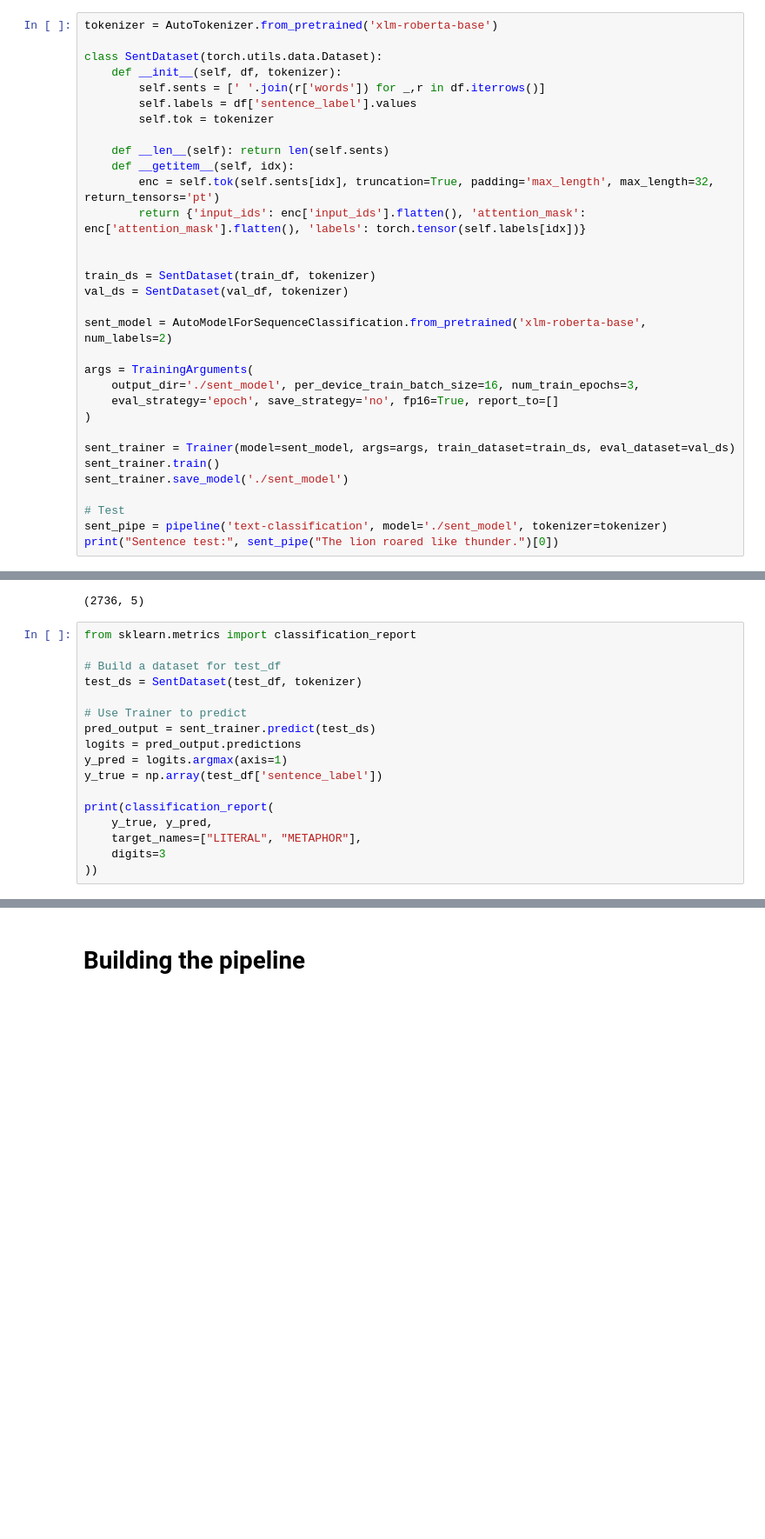
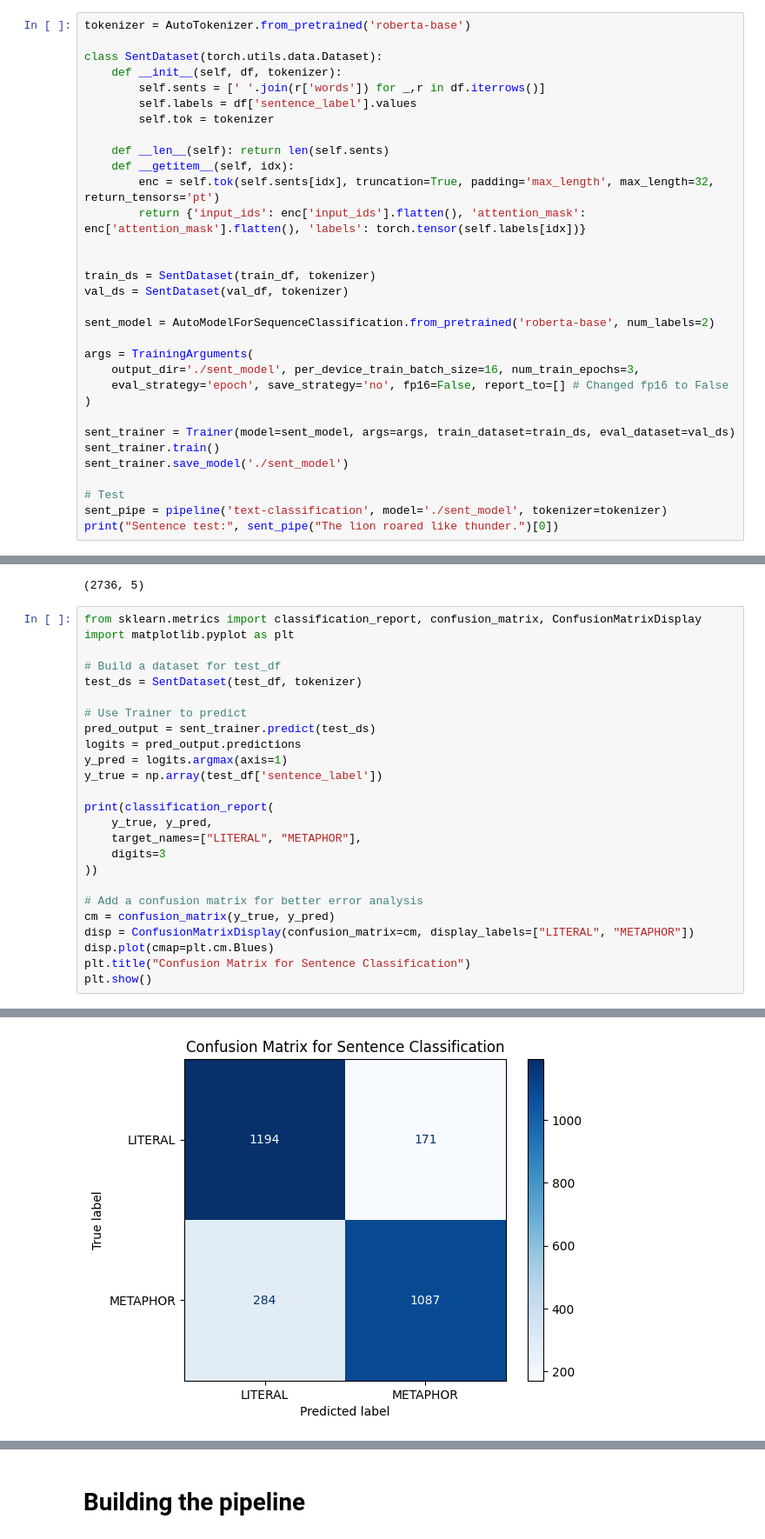
Before and after one commit to Dona134/Metaphor-Classification-NLP, a Jupyter notebook: Part2_stylistic_fingerprints.ipynb, the cells around one changed output, grey strips where cells are left out. Shown at 87% size. Drawn from its saved outputs; the diff is of its cells as text; blank space fills up the shorter version.

```diff
--- a/Part2_stylistic_fingerprints.ipynb
+++ b/Part2_stylistic_fingerprints.ipynb
@@ -140,7 +147,7 @@ test_df['document_name'].nunique()
 # %% [markdown]
 ### Train SENTENCE Classifier
 # %%
-tokenizer = AutoTokenizer.from_pretrained('xlm-roberta-base')
+tokenizer = AutoTokenizer.from_pretrained('roberta-base')
 
 class SentDataset(torch.utils.data.Dataset):
     def __init__(self, df, tokenizer):
@@ -157,11 +164,11 @@ class SentDataset(torch.utils.data.Dataset):
 train_ds = SentDataset(train_df, tokenizer)
 val_ds = SentDataset(val_df, tokenizer)
 
-sent_model = AutoModelForSequenceClassification.from_pretrained('xlm-roberta-base', num_labels=2)
+sent_model = AutoModelForSequenceClassification.from_pretrained('roberta-base', num_labels=2)
 
 args = TrainingArguments(
     output_dir='./sent_model', per_device_train_batch_size=16, num_train_epochs=3,
-    eval_strategy='epoch', save_strategy='no', fp16=True, report_to=[]
+    eval_strategy='epoch', save_strategy='no', fp16=False, report_to=[] # Changed fp16 to False
 )
 
 sent_trainer = Trainer(model=sent_model, args=args, train_dataset=train_ds, eval_dataset=val_ds)
@@ -199,7 +206,8 @@ test_df.shape
 # %% [output]
 (2736, 5)
 # %%
-from sklearn.metrics import classification_report
+from sklearn.metrics import classification_report, confusion_matrix, ConfusionMatrixDisplay
+import matplotlib.pyplot as plt
 
 # Build a dataset for test_df
 test_ds = SentDataset(test_df, tokenizer)
@@ -215,6 +223,13 @@ print(classification_report(
     target_names=["LITERAL", "METAPHOR"],
     digits=3
 ))
+
+# Add a confusion matrix for better error analysis
+cm = confusion_matrix(y_true, y_pred)
+disp = ConfusionMatrixDisplay(confusion_matrix=cm, display_labels=["LITERAL", "METAPHOR"])
+disp.plot(cmap=plt.cm.Blues)
+plt.title("Confusion Matrix for Sentence Classification")
+plt.show()
 # %% [output]
               precision    recall  f1-score   support
 
@@ -226,0 +242 @@ weighted avg      0.820     0.820     0.820      2736
+[figure, added]
```
Also changed, not shown: parts of 55 cells of this notebook.
